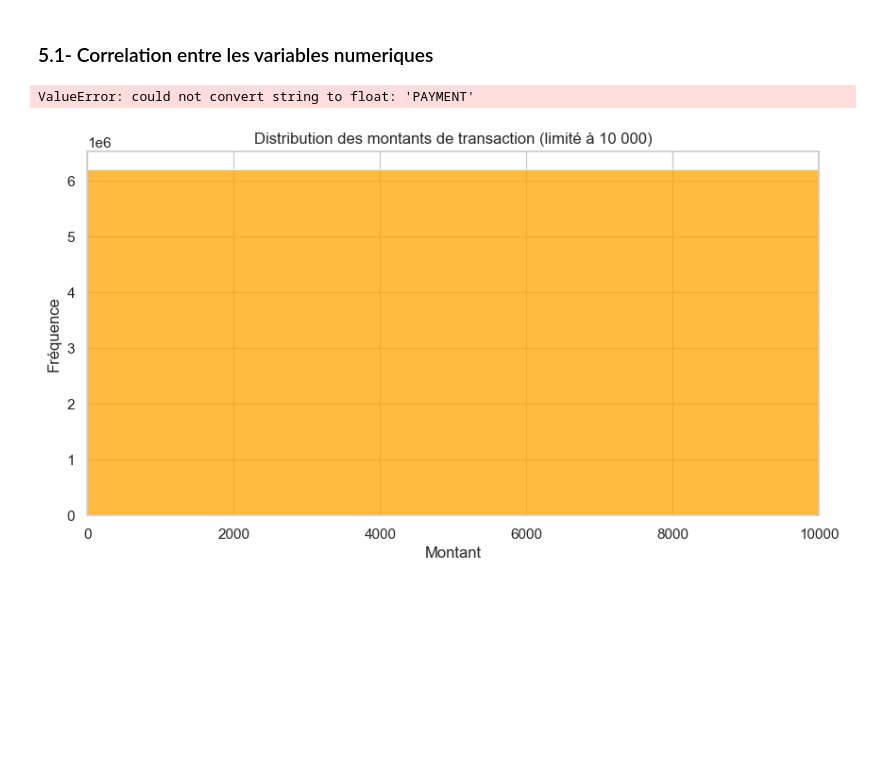
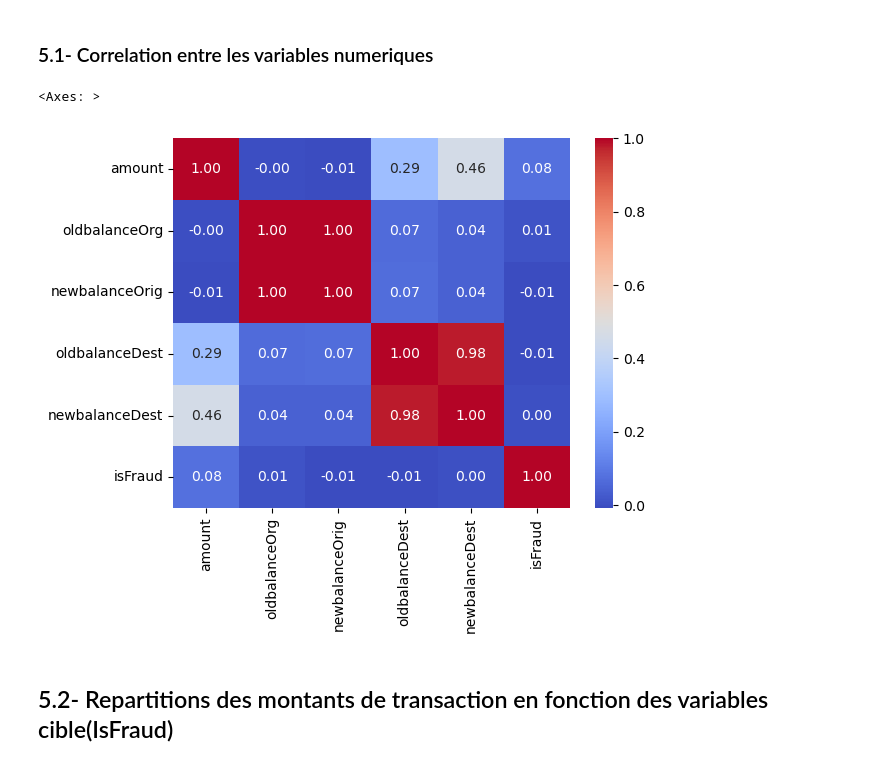
Before and after one commit to NGAMBOUcollab/detection_fraude_bancaire, a Jupyter notebook: src/01_exploration_donnees.ipynb, the cells around one changed output. Drawn from its saved outputs; the diff is of its cells as text; code cells hidden in the pictures; blank space fills up the shorter version.

```diff
--- a/src/01_exploration_donnees.ipynb
+++ b/src/01_exploration_donnees.ipynb
@@ -204,18 +206,11 @@ et donc on peut choisir de mettre cette variable de côté dans un premier temps
 # %% [markdown]
 ### 5.1- Correlation entre les variables numeriques
 # %%
-corr = df.corr()
-sns.heatmap(corr, annot=True)
+corr = df[['amount', 'oldbalanceOrg', 'newbalanceOrig', 'oldbalanceDest', 'newbalanceDest', 'isFraud']].corr()
+
+sns.heatmap(corr, annot=True, fmt='.2f', cmap='coolwarm')
 # %% [output]
-ValueError: could not convert string to float: 'PAYMENT'
+<Axes: >
+[figure, added]
-# %%
-# Répartition des montants des transactions
-plt.figure(figsize=(10,5))
-sns.histplot(df['amount'], bins=100, kde=False, color='orange')
-plt.xlim(0, 10000)
-plt.title("Distribution des montants de transaction (limité à 10 000)")
-plt.xlabel("Montant")
-plt.ylabel("Fréquence")
-plt.show()
-# %% [output]
-[figure, removed]
+# %% [markdown]
+## 5.2- Repartitions des montants de transaction en fonction des variables cible(IsFraud)
```
Also changed, not shown: parts of 26 cells of this notebook, 5 other files.
